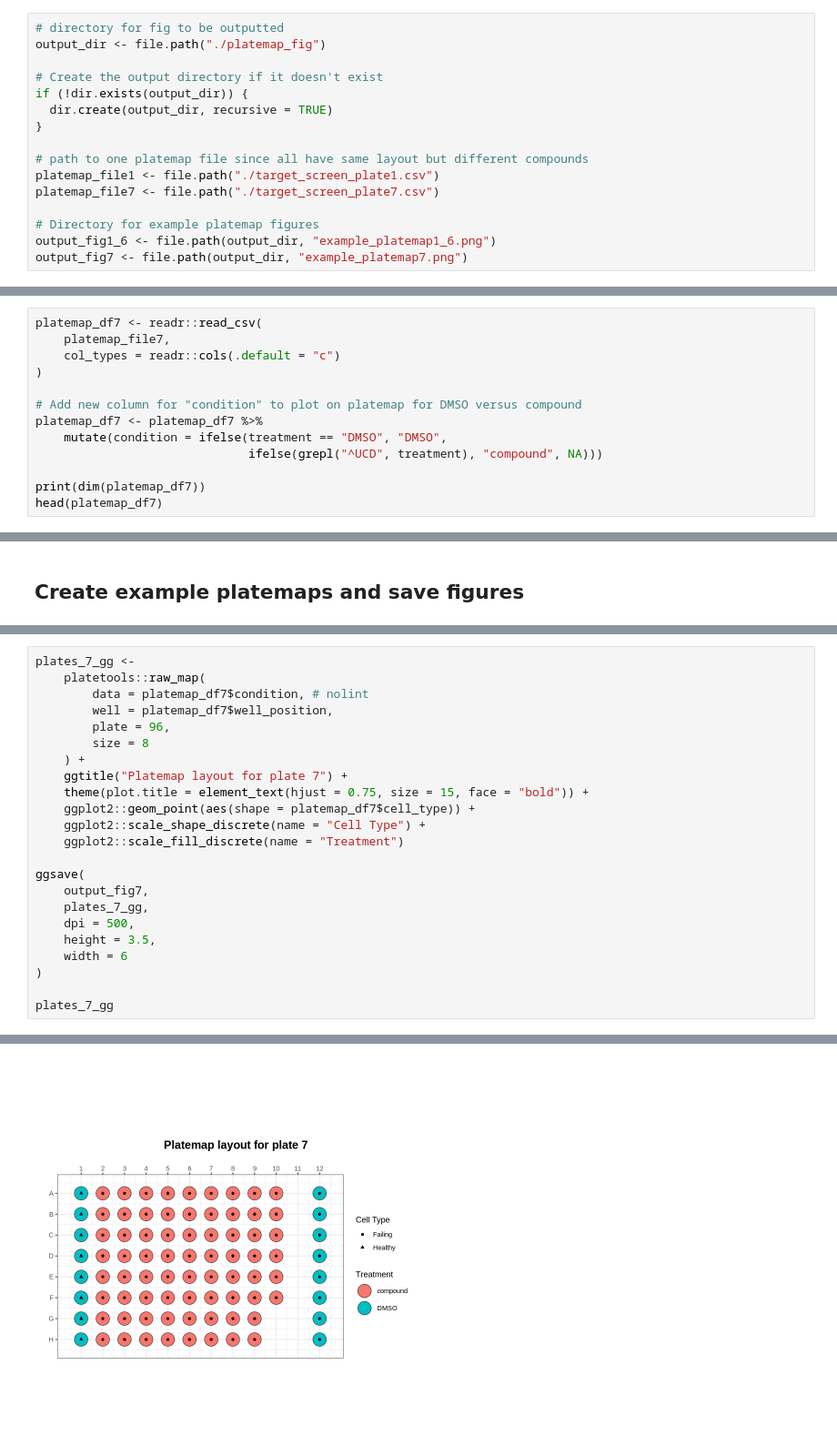
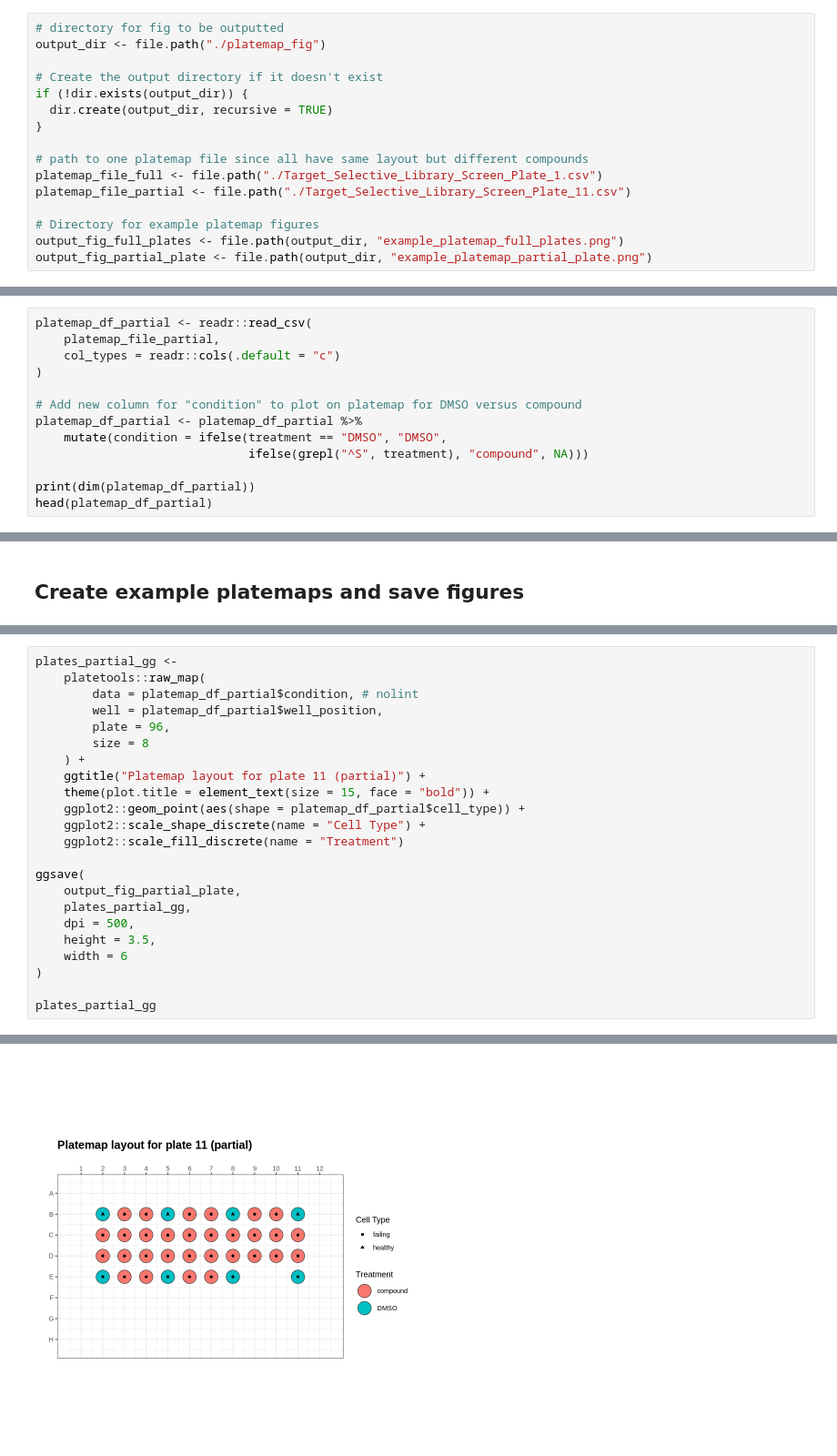
Before and after one commit to WayScience/targeted_fibrosis_drug_screen, a Jupyter notebook: metadata/platemap_vis.ipynb, the cells around one changed output, grey strips where cells are left out. Shown: that part at 91% size. Saved outputs shown, nothing was run; the diff lists cells and outputs as text.

Commit message:
update platemaps for screen

```diff
--- a/metadata/platemap_vis.ipynb
+++ b/metadata/platemap_vis.ipynb
@@ -25,12 +25,12 @@ if (!dir.exists(output_dir)) {
 }
 
 # path to one platemap file since all have same layout but different compounds
-platemap_file1 <- file.path("./target_screen_plate1.csv")
-platemap_file7 <- file.path("./target_screen_plate7.csv")
+platemap_file_full <- file.path("./Target_Selective_Library_Screen_Plate_1.csv")
+platemap_file_partial <- file.path("./Target_Selective_Library_Screen_Plate_11.csv")
 
 # Directory for example platemap figures
-output_fig1_6 <- file.path(output_dir, "example_platemap1_6.png")
-output_fig7 <- file.path(output_dir, "example_platemap7.png")
+output_fig_full_plates <- file.path(output_dir, "example_platemap_full_plates.png")
+output_fig_partial_plate <- file.path(output_dir, "example_platemap_partial_plate.png")
 # %% [markdown]
 ## Load in platemap file
 # %%
@@ -60,14 +60,14 @@ A tibble: 6 × 8
 # %%
-platemap_df7 <- readr::read_csv(
-    platemap_file7,
+platemap_df_partial <- readr::read_csv(
+    platemap_file_partial,
     col_types = readr::cols(.default = "c")
 )
 
 # Add new column for "condition" to plot on platemap for DMSO versus compound
-platemap_df7 <- platemap_df7 %>%
+platemap_df_partial <- platemap_df_partial %>%
     mutate(condition = ifelse(treatment == "DMSO", "DMSO",
-                              ifelse(grepl("^UCD", treatment), "compound", NA)))
+                              ifelse(grepl("^S", treatment), "compound", NA)))
 
-print(dim(platemap_df7))
-head(platemap_df7)
+print(dim(platemap_df_partial))
+head(platemap_df_partial)
 # %% [output]
@@ -111,24 +111,24 @@ plates_1_6_gg
 # %%
-plates_7_gg <-
+plates_partial_gg <-
     platetools::raw_map(
-        data = platemap_df7$condition, # nolint
-        well = platemap_df7$well_position,
+        data = platemap_df_partial$condition, # nolint
+        well = platemap_df_partial$well_position,
         plate = 96,
         size = 8
     ) +
-    ggtitle("Platemap layout for plate 7") +
-    theme(plot.title = element_text(hjust = 0.75, size = 15, face = "bold")) +
-    ggplot2::geom_point(aes(shape = platemap_df7$cell_type)) +
+    ggtitle("Platemap layout for plate 11 (partial)") +
+    theme(plot.title = element_text(size = 15, face = "bold")) +
+    ggplot2::geom_point(aes(shape = platemap_df_partial$cell_type)) +
     ggplot2::scale_shape_discrete(name = "Cell Type") +
     ggplot2::scale_fill_discrete(name = "Treatment")
 
 ggsave(
-    output_fig7,
-    plates_7_gg,
+    output_fig_partial_plate,
+    plates_partial_gg,
     dpi = 500,
     height = 3.5,
     width = 6
 )
 
-plates_7_gg
+plates_partial_gg
 # %% [output]
@@ -135 +139 @@ plates_7_gg
-[figure, old version]
+[figure, new version]
```
Also changed, not shown: parts of 4 cells of this notebook, 24 other files.
